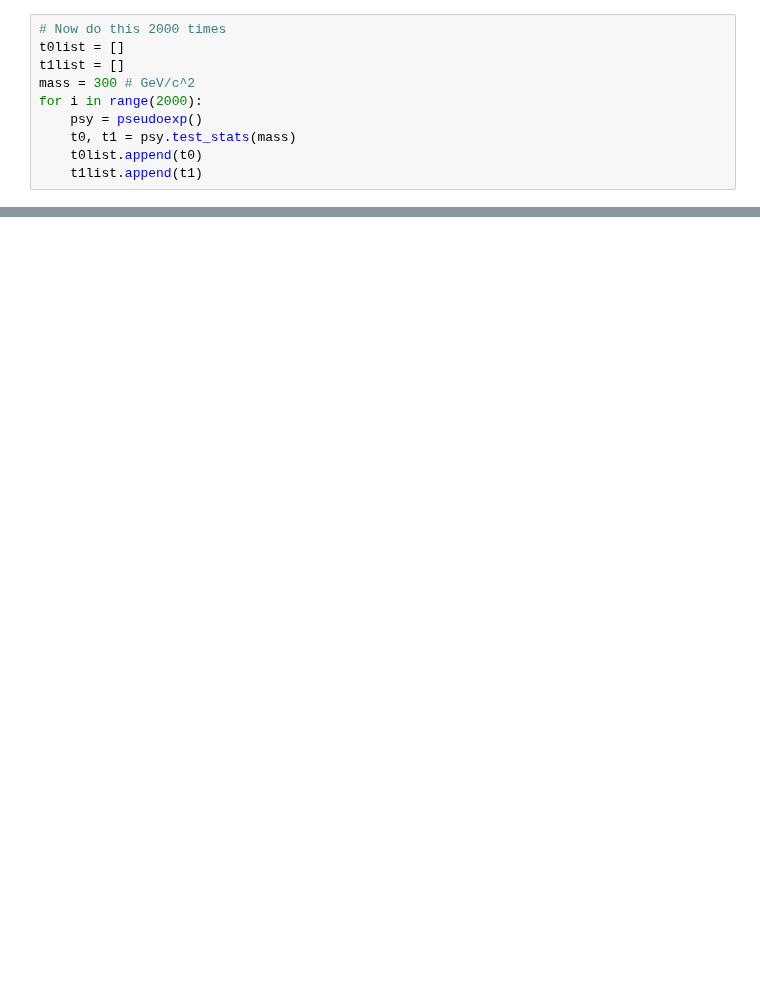
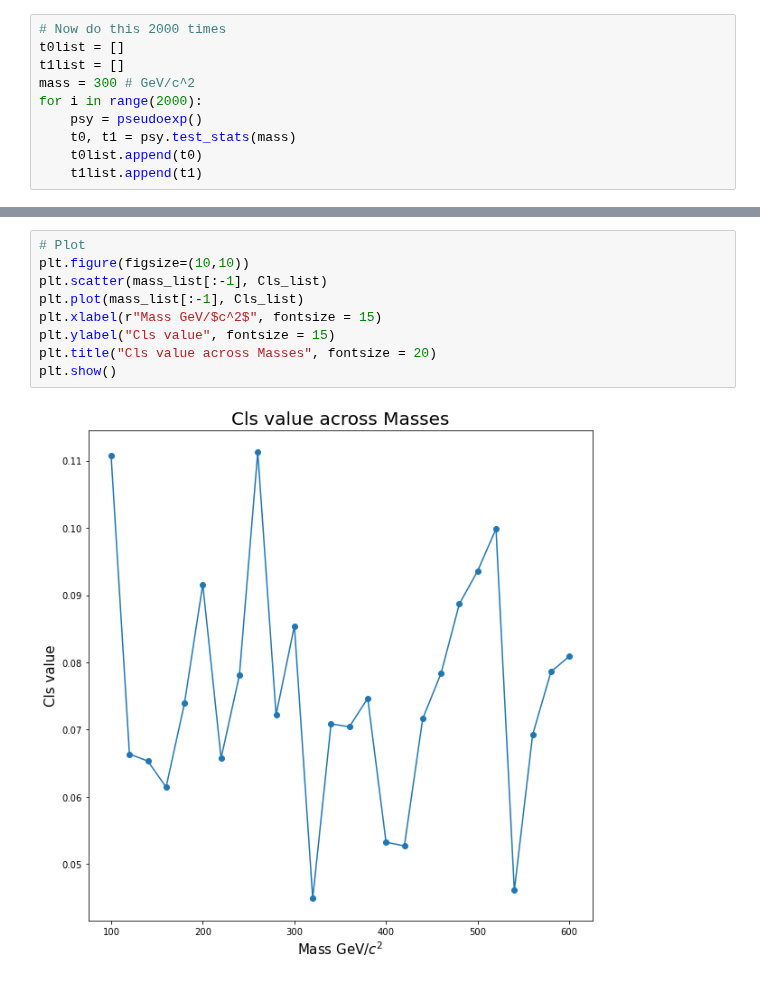
Before and after one commit to CasperMcTavish/DAML, a Jupyter notebook: CP10-WAITON-S1739002.ipynb, the cells around one changed output, grey strips where cells are left out. Drawn from its saved outputs; the diff is of its cells as text; blank space fills up the shorter version.

```diff
--- a/CP10-WAITON-S1739002.ipynb
+++ b/CP10-WAITON-S1739002.ipynb
@@ -272,0 +368,11 @@ plt.show()
+# %%
+# Plot
+plt.figure(figsize=(10,10))
+plt.scatter(mass_list[:-1], Cls_list)
+plt.plot(mass_list[:-1], Cls_list)
+plt.xlabel(r"Mass GeV/$c^2$", fontsize = 15)
+plt.ylabel("Cls value", fontsize = 15)
+plt.title("Cls value across Masses", fontsize = 20)
+plt.show()
+# %% [output]
+[figure, added]
```
Also changed, not shown: parts of 9 cells of this notebook.
